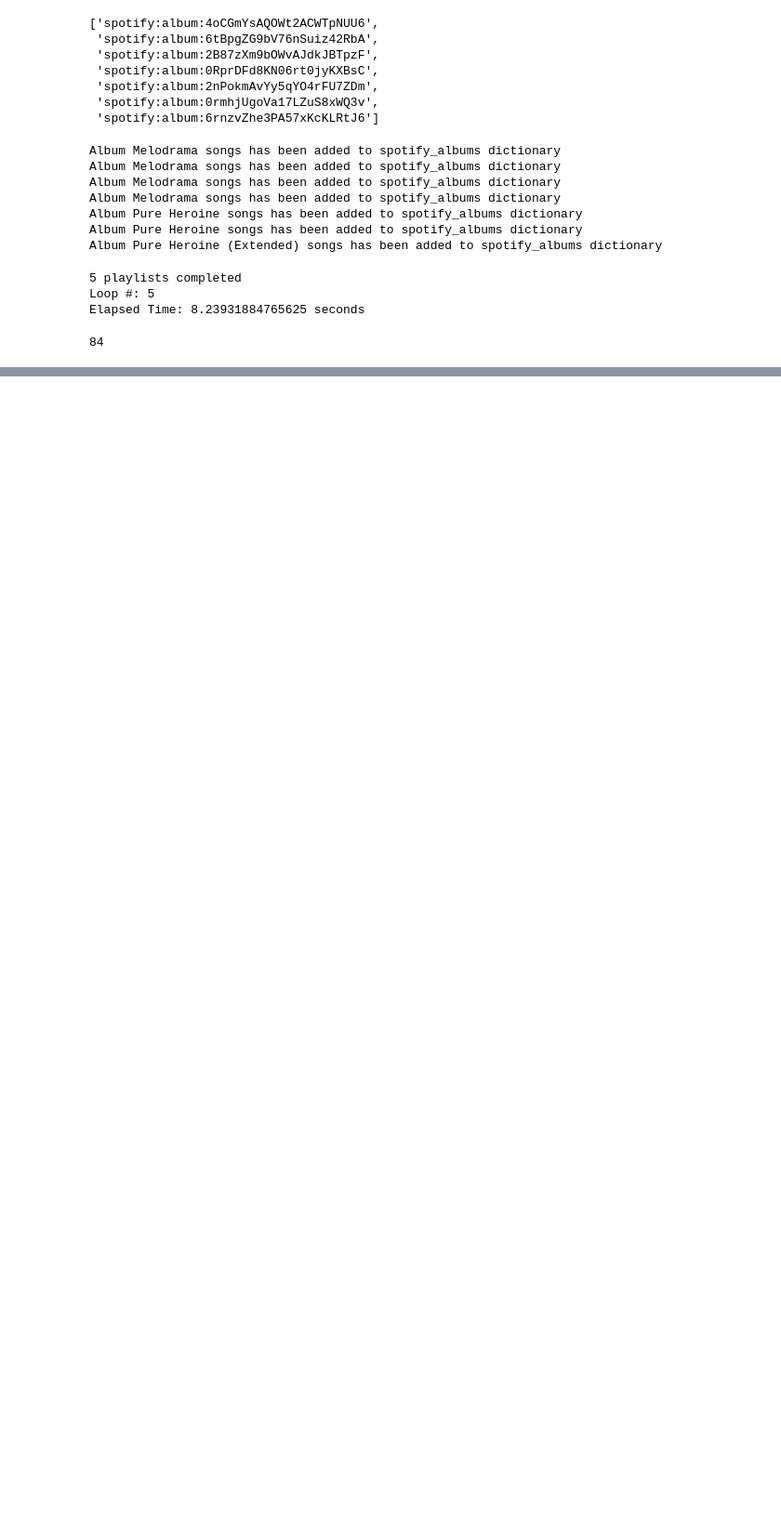
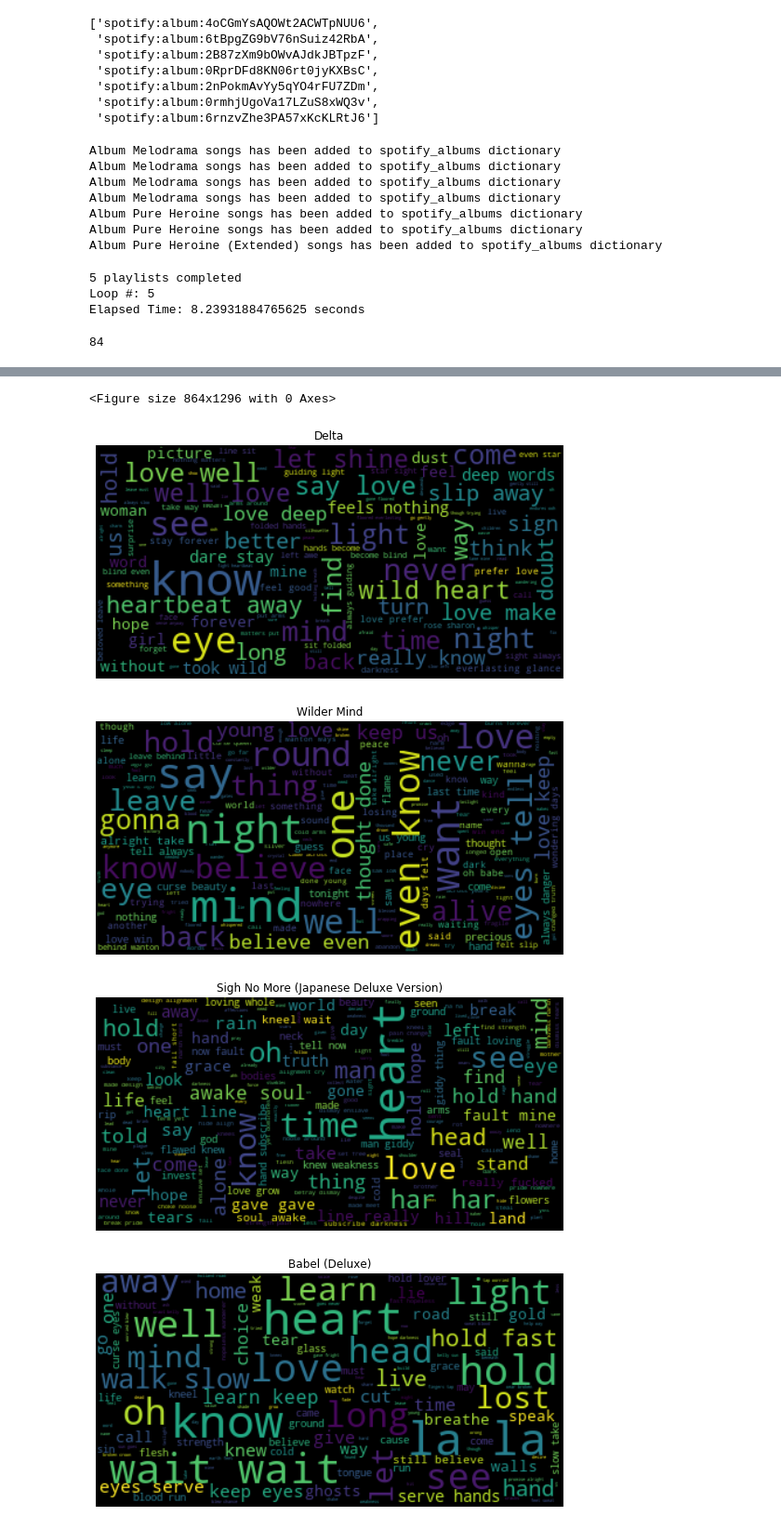
Before and after one commit to sejaldua/lyrical-sentiment-analysis, a Jupyter notebook: mumford.ipynb, the cells around one changed output, grey strips where cells are left out. Shown at 93% size. Cells and saved outputs as stored; diff of their text form; code cells hidden in the pictures; blank space fills up the shorter version.

```diff
--- a/mumford.ipynb
+++ b/mumford.ipynb
@@ -254,0 +544,26 @@ ax.legend(loc='upper right', bbox_to_anchor=(1.3, 1.1))
+# %%
+from PyLyrics import *
+print(songs)
+print(albums)
+song_words = []
+new_tags = []
+new_albums = []
+i = 0
+print(list(zip(songs, tags)))
+for s, t in list(zip(songs, tags)):
+    try:
+        lyrics = PyLyrics.getLyrics(artist,s)
+        words = lyrics.split()
+        song_words.append(words)
+        print(s, 'finished')
+        new_tags.append(t)
+        new_albums.append(albums[i])
+        i += 1
+        print(t)
+    except:
+        print(s, 'exception')
+        continue
+tags = new_tags
+albums = new_albums
+print(tags)
+print(albums)
@@ -254,0 +660,20 @@ ax.legend(loc='upper right', bbox_to_anchor=(1.3, 1.1))
+# %%
+plt.figure(figsize=(12, 18))
+i = 0
+for t in corpus:
+#     print(t)
+#     plt.subplot(len(corpus.keys()), 1, i+1)
+    fig = plt.figure(figsize=(9, 6))
+    plt.title(albums[t])
+    wc = wordcloud.WordCloud(max_font_size=40).generate(corpus[t])
+    plt.imshow(wc, interpolation="bilinear")
+    plt.axis("off")
+    fig.savefig(albums[t] + '.png')
+    i += 1
+plt.show()
+# %% [output]
+<Figure size 864x1296 with 0 Axes>
+[figure, added]
+[figure, added]
+[figure, added]
+[figure, added]
```
Also changed, not shown: parts of 12 cells of this notebook, 12 other files.
